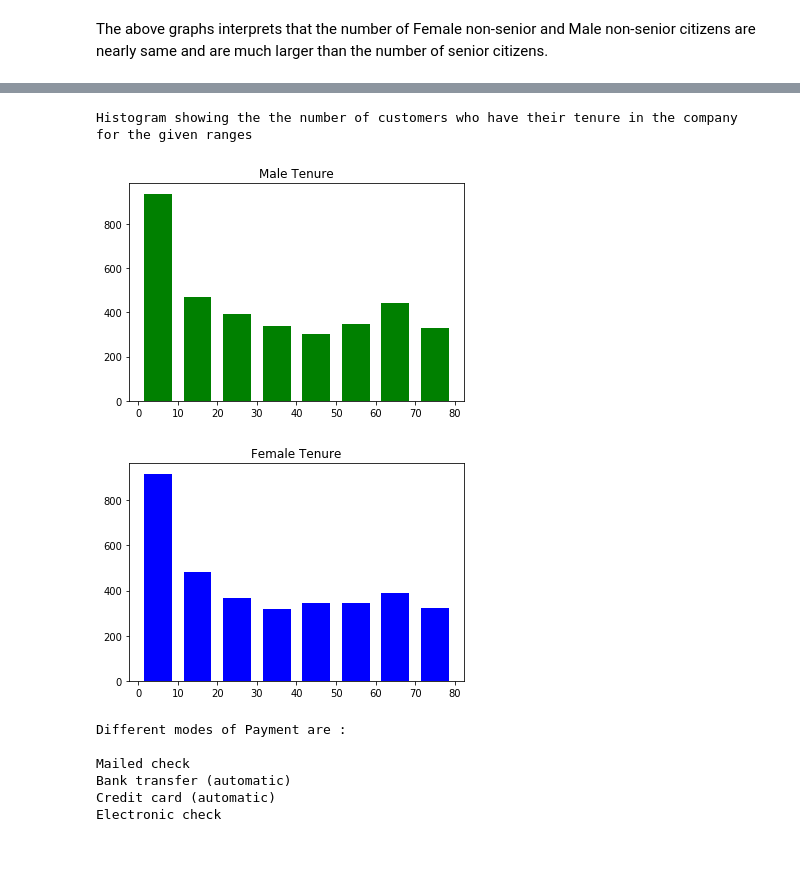
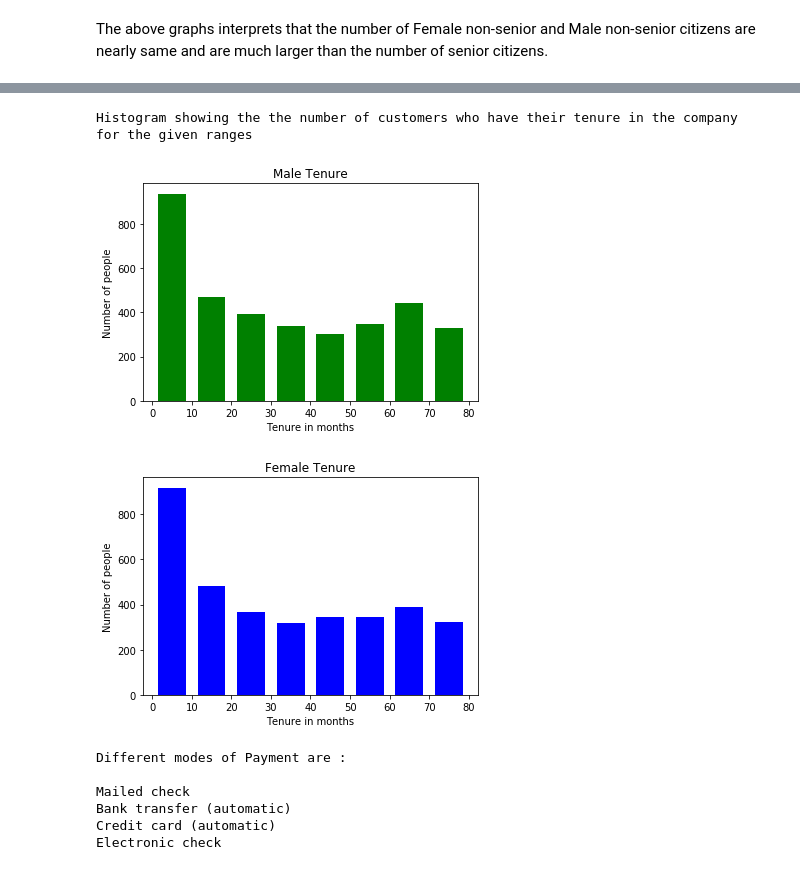
Before and after one commit to adityaprabhat01/eda-taskphase-aditya, a Jupyter notebook: telco_churn.ipynb, the cells around one changed output, grey strips where cells are left out. Saved outputs shown, nothing was run; the diff lists cells and outputs as text; code cells hidden in the pictures.

```diff
--- a/telco_churn.ipynb
+++ b/telco_churn.ipynb
@@ -15,6 +15,8 @@ df.head()
 | 3 | 7795-CFOCW | Male | 0 | No | No | 45 | No | No phone service | ... |
 | 4 | 9237-HQITU | Female | 0 | No | No | 2 | Yes | No | ... |
 5 rows × 21 columns
+# %%
+df['TotalCharges'] = pd.to_numeric(df['TotalCharges'],errors="coerce") #converting the 'TotalCharges' column to numeric values from string
 # %% [markdown]
 <html>
     <head><b>ABOUT DATASET</b></head>
@@ -119,16 +135,20 @@ df_female_tenure = np.array(df_female[['tenure']])
 # %%
 bins = [0,10,20,30,40,50,60,70,80]
 print("Histogram showing the the number of customers who have their tenure in the company for the given ranges")
 plt.hist(df_male_tenure,bins, rwidth = 0.7, color = 'g')
 plt.title('Male Tenure')
+plt.xlabel('Tenure in months')
+plt.ylabel('Number of people')
 plt.show()
 plt.hist(df_female_tenure, bins, rwidth = 0.7, color = 'b')
 plt.title('Female Tenure')
+plt.xlabel('Tenure in months')
+plt.ylabel('Number of people')
 plt.show()
 # %% [output]
 Histogram showing the the number of customers who have their tenure in the company for the given ranges
-[figure, old version]
+[figure, new version]
-[figure, old version]
+[figure, new version]
 # %%
 df_male_PaymentMethod = df_male['PaymentMethod']
 df_female_PaymentMethod = df_female['PaymentMethod']
```
Also changed, not shown: parts of 7 cells of this notebook.
